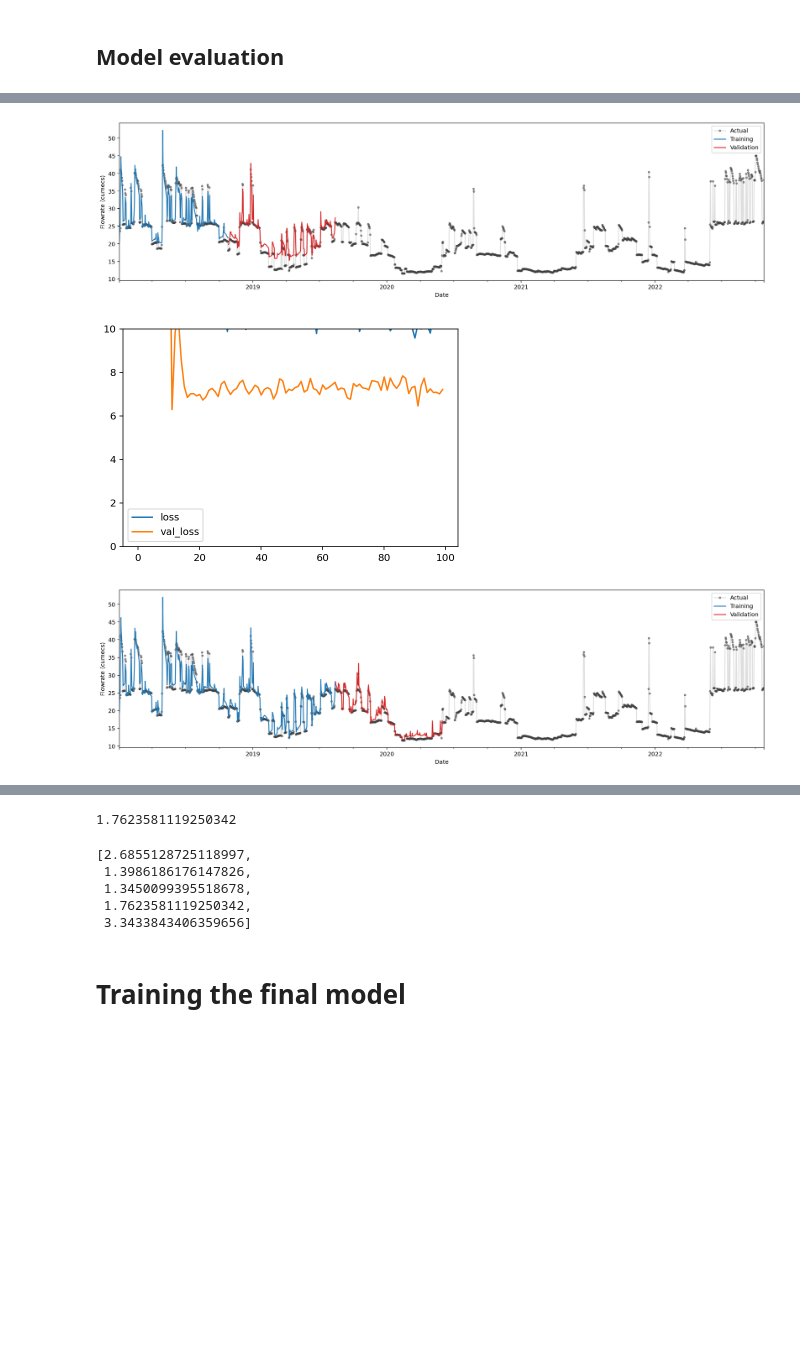
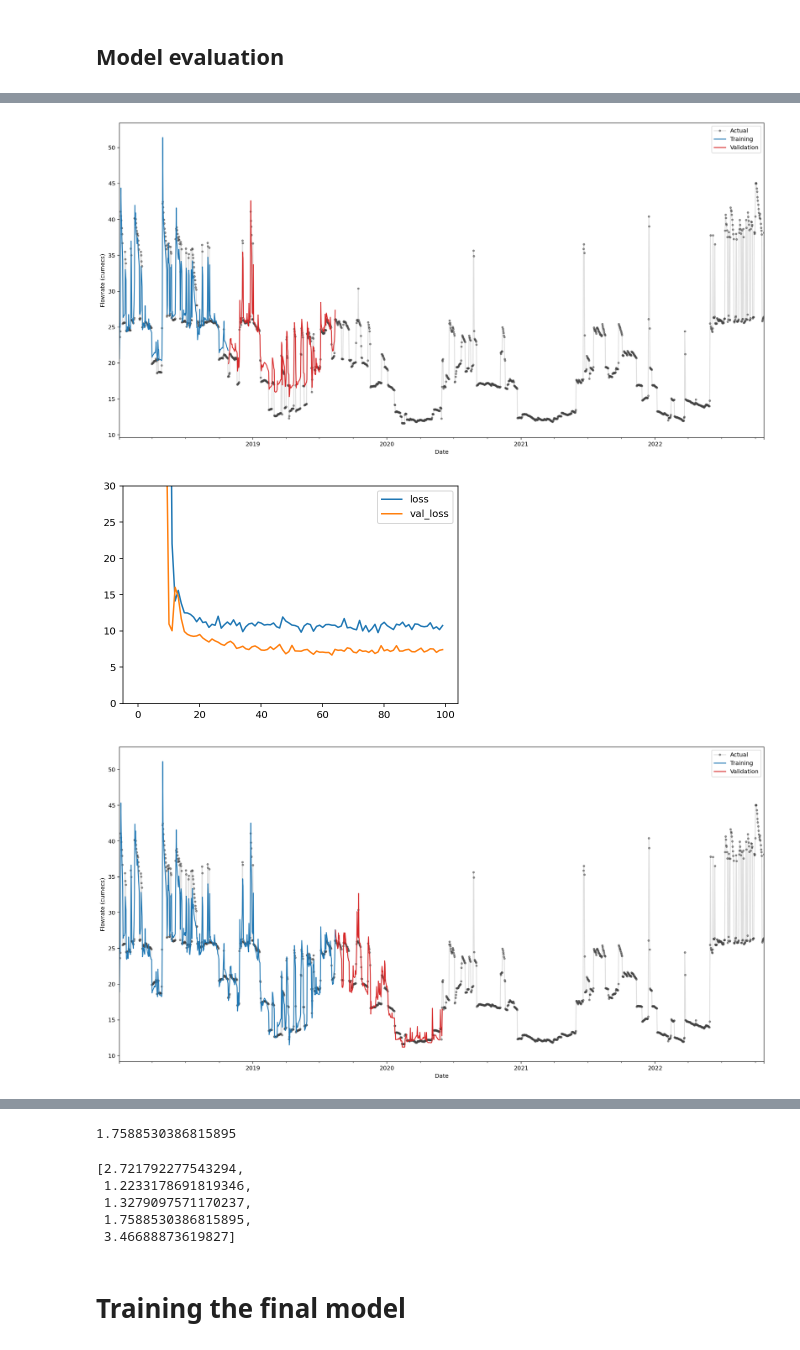
Before and after one commit to chrisgjarrett/kaituna-model, a Jupyter notebook: kaituna-flow-predictions-gate-level-classification.ipynb, the cells around one changed output, grey strips where cells are left out. Drawn from its saved outputs; the diff is of its cells as text; code cells hidden in the pictures; blank space fills up the shorter version.

Commit message:
Kaggle Notebook | Kaituna Flow Predictions Flowrate Classification | Version 16

```diff
--- a/kaituna-flow-predictions-gate-level-classification.ipynb
+++ b/kaituna-flow-predictions-gate-level-classification.ipynb
@@ -788,9 +788,11 @@ display(X_nonseasonal_features.head())
 | 2018-01-04 | 23.624791 | 5.324 | 279.165042 |
 | 2018-01-05 | 24.407486 | 122.936 | 279.210000 |
 # %%
-# Create multi-step output for a 3 day forecast
-y = pd.DataFrame(X_daily[target_column])
-#y = make_multistep_target(y,3).dropna()
+# Create multi-step output for a forecast
+n_steps_to_predict = 1
+
+multi_step_predict = False if n_steps_to_predict == 1 else True
+y = pd.DataFrame(X_daily[target_column]) if n_steps_to_predict == 1 else make_multistep_target(y,n_steps_to_predict).dropna()
 
 # Shifting has created indexes that don't match. Only keep times for
 # which we have both targets and features.
@@ -799,5 +801,5 @@ y = pd.DataFrame(X_daily[target_column])
 X_nonseasonal_features = X_nonseasonal_features.dropna()
 
 # Align data
-X_seasonal_features, X_nonseasonal_features = X_seasonal_features.align(X_nonseasonal_features, join='inner', axis=0)
+#X_seasonal_features, X_nonseasonal_features = X_seasonal_features.align(X_nonseasonal_features, join='inner', axis=0)
 y, X_nonseasonal_features = y.align(X_nonseasonal_features, join='inner', axis=0)
@@ -882,7 +900,7 @@ def CreateKaitunaNN():
         layers.Dropout(0.1),
         layers.Dense(units=100, activation='relu'),
         #layers.Dense(units=100, activation='relu'), #Additional layer for gates
-        layers.Dense(units=1),
+        layers.Dense(units=n_steps_to_predict),
     ])
 
     model.compile(
@@ -927,27 +945,30 @@ for train_index, test_index in tscv.split(X_feature_set):
     test_rmse = mean_squared_error(y_test, y_pred, squared=False)
     scores.append(test_rmse)
 
-    palette = dict(palette='husl', n_colors=64)
+    if multi_step_predict == True:
+        palette = dict(palette='husl', n_colors=64)
+        fig, (ax1, ax2) = plt.subplots(2, 1, figsize=(20, 10))
 
-    #fig, ax = plt.subplots(1, 1, figsize=(20, 10))
-    #ax = y_test.plot(**plot_params, ax=ax, alpha=0.5)
-    #ax = plot_multistep(y_pred, ax=ax, every=20)
-    #_ = ax.legend(["Actual", 'Forecast'])
+        ax1 = X_daily[target_column][y_fit.index].plot(**plot_params, ax=ax1)
+        ax1 = plot_multistep(y_fit, ax=ax1, palette_kwargs=palette)
+        _ = ax1.legend(['Flowrate (train)', 'Forecast'])
 
+        ax2 = X_daily[target_column][y_pred.index].plot(**plot_params, ax=ax2)
+        ax2 = plot_multistep(y_pred, ax=ax2, palette_kwargs=palette)
+        _ = ax2.legend(['Flowrate (test)', 'Forecast'])
 
-    # Visualise model results
-    #plt.figure()
-    axs = y.loc(axis=1)[target_column].plot(
-        subplots=True, sharex=True, figsize=(20, 5), **plot_params, alpha=0.5,
-    )
+    else:
+        # Visualise results
+        axs = y.loc(axis=1)[target_column].plot(
+            subplots=True, sharex=True, figsize=(20, 10), **plot_params, alpha=0.5,
+        )
+        _ = y_fit.loc(axis=1)[target_column].plot(subplots=True, sharex=True, color='C0', ax=axs)
+        _ = y_pred.loc(axis=1)[target_column].plot(subplots=True, sharex=True, color='C3', ax=axs)
 
-    _ = y_fit.loc(axis=1)[target_column].plot(subplots=True, sharex=True, color='C0', ax=axs)
-    _ = y_pred.loc(axis=1)[target_column].plot(subplots=True, sharex=True, color='C3', ax=axs)
-
-    plt.xlabel("Date")
-    plt.ylabel('Flowrate (cumecs)')
-    plt.legend(["Actual","Training","Validation"])
-    plt.show()
+        plt.xlabel("Date")
+        plt.ylabel('Flowrate (cumecs)')
+        plt.legend(["Actual","Training","Validation"])
+        plt.show()
 
     # Show the learning curves
     history_df = pd.DataFrame(history.history)
@@ -962,3 +985,3 @@ display(scores)
-[figure, old version]
+[figure, new version]
-[figure, old version]
+[figure, new version]
-[figure, old version]
+[figure, new version]
@@ -972,9 +995,9 @@ display(scores)
-1.7623581119250342
-[2.6855128725118997,
- 1.3986186176147826,
- 1.3450099395518678,
- 1.7623581119250342,
- 3.3433843406359656]
+1.7588530386815895
+[2.721792277543294,
+ 1.2233178691819346,
+ 1.3279097571170237,
+ 1.7588530386815895,
+ 3.46688873619827]
 # %% [markdown]
 # Training the final model
 # %%
```
Also changed, not shown: parts of 10 cells of this notebook.
